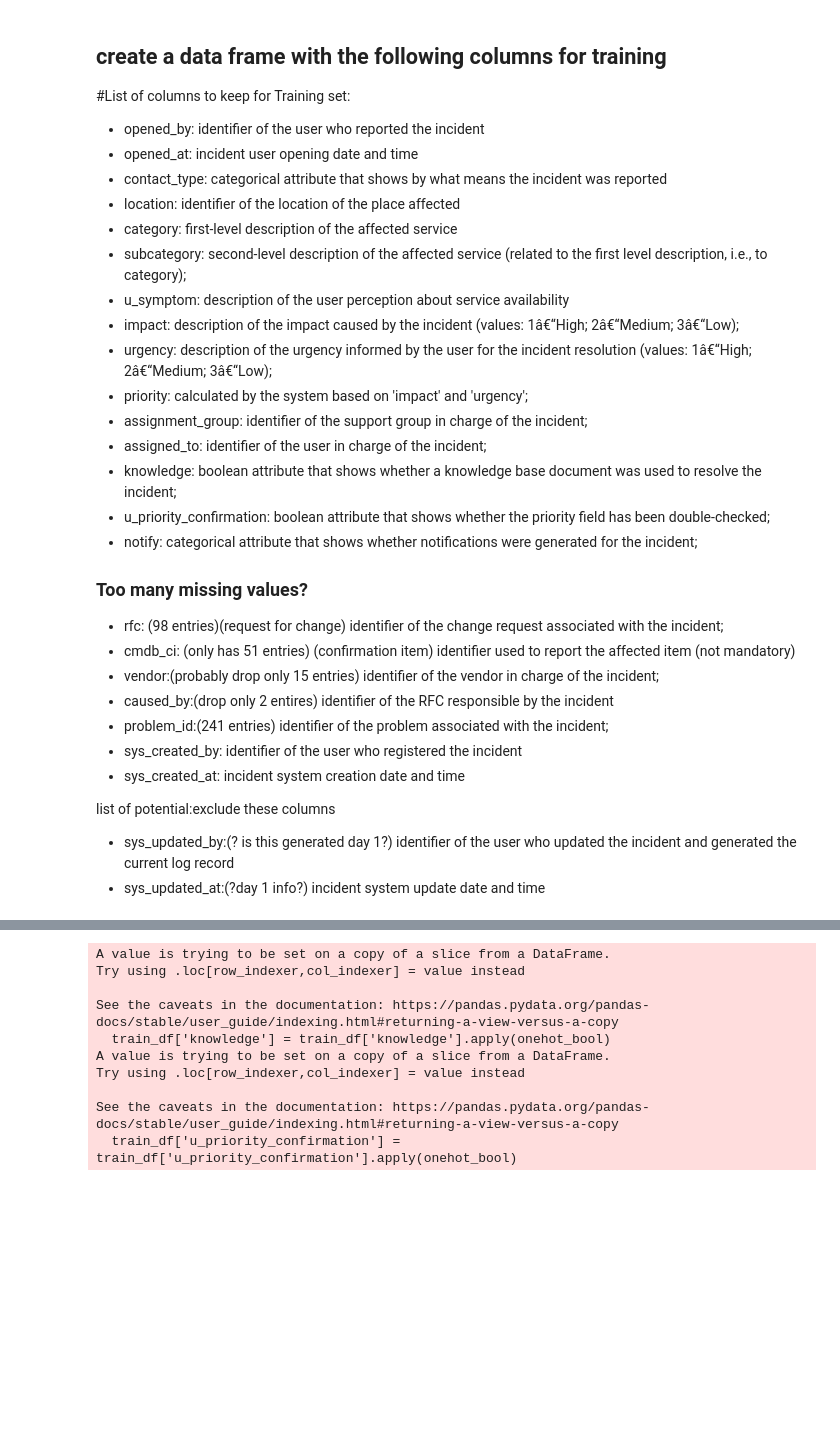
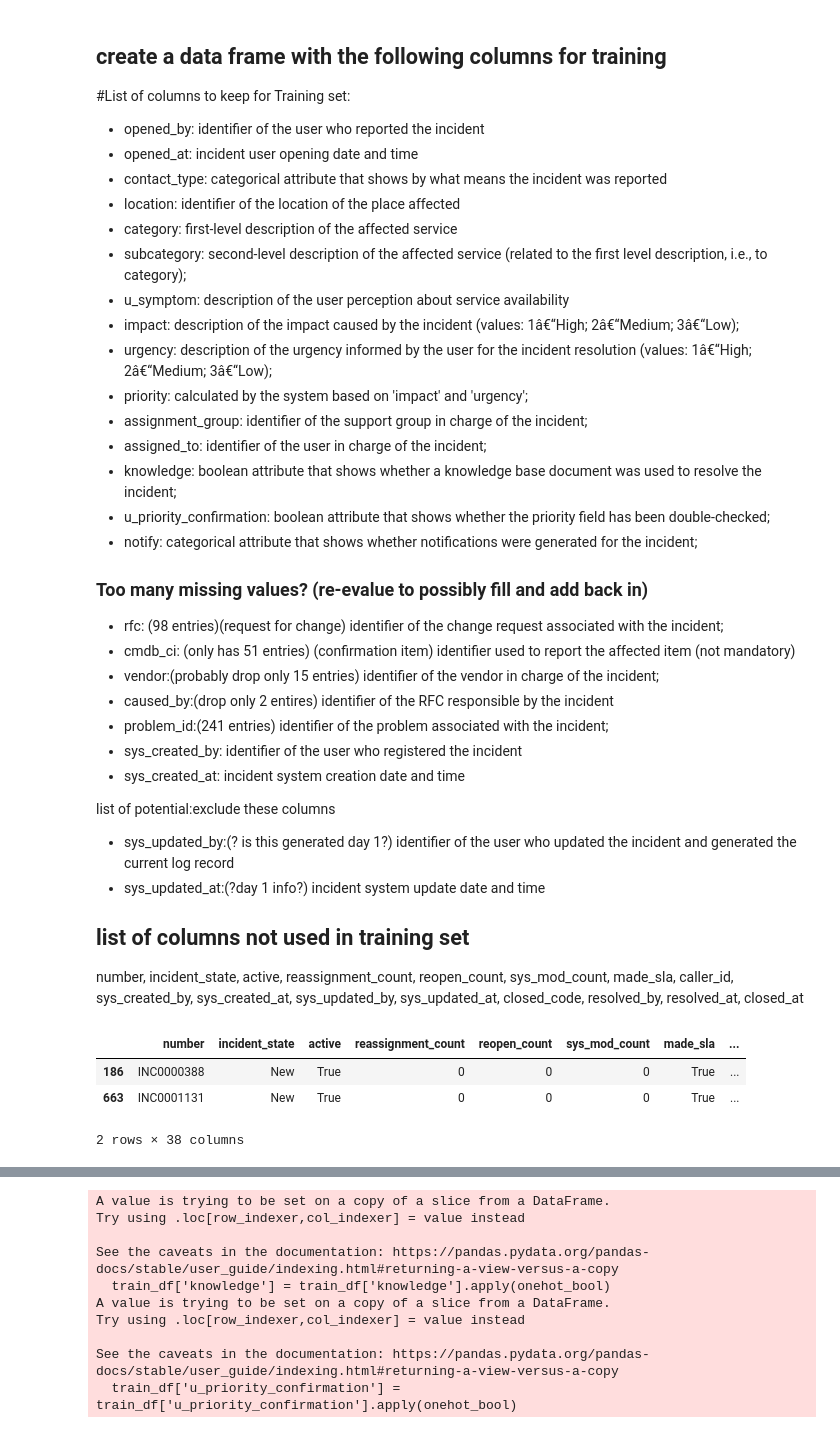
Before and after one commit to Sug-ar-N-Spice/Incident_Events, a Jupyter notebook: incident_event_log.ipynb, the cells around one changed output, grey strips where cells are left out. Saved outputs shown, nothing was run; the diff lists cells and outputs as text; code cells hidden in the pictures; blank space fills up the shorter version.

```diff
--- a/incident_event_log.ipynb
+++ b/incident_event_log.ipynb
@@ -74,7 +183,7 @@ display(df_new_active.value_counts('incident_state'))
 * u_priority_confirmation: boolean attribute that shows whether the priority field has been double-checked;
 * notify: categorical attribute that shows whether notifications were generated for the incident;
 
-### Too many missing values?
+### Too many missing values? (re-evalue to possibly fill and add back in)
 * rfc: (98 entries)(request for change) identifier of the change request associated with the incident;
 * cmdb_ci: (only has 51 entries) (confirmation item) identifier used to report the affected item (not mandatory)
 * vendor:(probably drop only 15 entries) identifier of the vendor in charge of the incident;
@@ -87,3 +196,16 @@ display(df_new_active.value_counts('incident_state'))
 list of potential:exclude these columns
 * sys_updated_by:(? is this generated day 1?) identifier of the user who updated the incident and generated the current log record
 * sys_updated_at:(?day 1 info?) incident system update date and time
+
+
+## list of columns not used in training set
+number, incident_state, active, reassignment_count, reopen_count, sys_mod_count, made_sla, caller_id,
+sys_created_by, sys_created_at, sys_updated_by, sys_updated_at, closed_code, resolved_by, resolved_at, closed_at
+# %%
+df_caused_by = df_new_active[df_new_active['caused_by'].notna()]
+df_caused_by
+# %% [output]
+|  | number | incident_state | active | reassignment_count | reopen_count | sys_mod_count | made_sla | ... |
+| 186 | INC0000388 | New | True | 0 | 0 | 0 | True | ... |
+| 663 | INC0001131 | New | True | 0 | 0 | 0 | True | ... |
+2 rows × 38 columns
```
Also changed, not shown: parts of 100 cells of this notebook.
